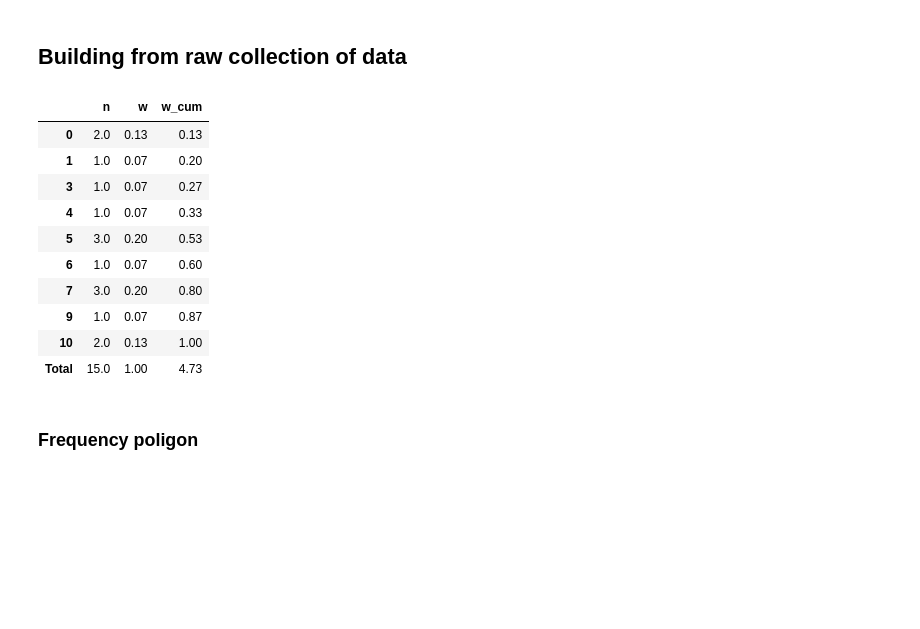
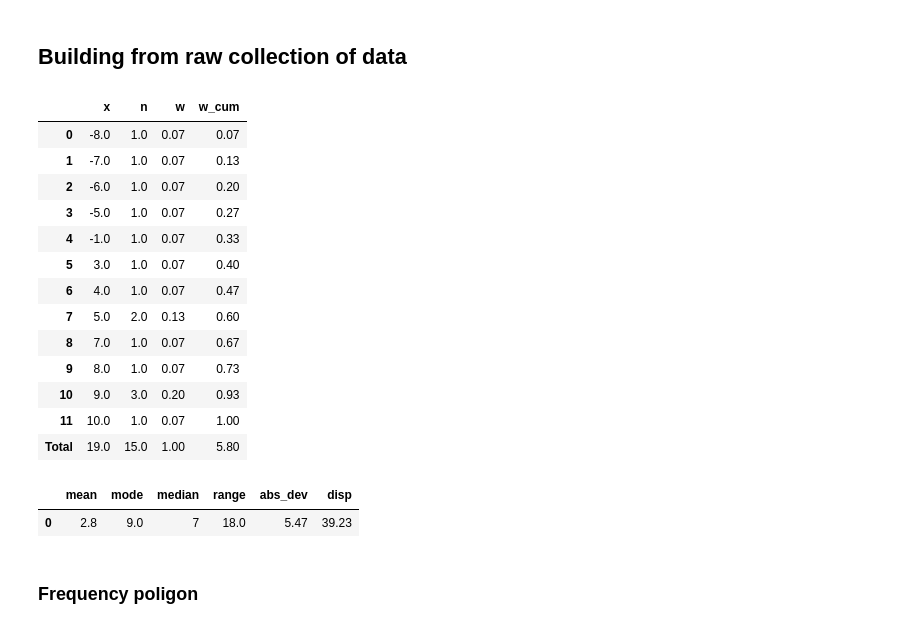
Before and after one commit to wochichaofan/Math, a Jupyter notebook: MatStat/MatStat.ipynb, the cells around one changed output. Cells and saved outputs as stored; diff of their text form; code cells hidden in the pictures; blank space fills up the shorter version.

Commit message:
feature/stats/add stats functions and separated onto diff class

```diff
--- a/MatStat/MatStat.ipynb
+++ b/MatStat/MatStat.ipynb
@@ -14,23 +14,31 @@ rng = np.random.default_rng()
 # %%
 #TODO ws doesnt not sum up to 1
 # %%
-disc1 = rng.integers(0, 11, 15)
+disc1 = rng.integers(-10, 11, 15)
 # %%
 disc1_dist = DVS(disc1)
+# %%
+disc1_dist.table
+# %% [output]
+|  | x | n | w | w_cum |
+| 0 | -8.0 | 1.0 | 0.07 | 0.07 |
+| 1 | -7.0 | 1.0 | 0.07 | 0.13 |
+| 2 | -6.0 | 1.0 | 0.07 | 0.20 |
+| 3 | -5.0 | 1.0 | 0.07 | 0.27 |
+| 4 | -1.0 | 1.0 | 0.07 | 0.33 |
+| 5 | 3.0 | 1.0 | 0.07 | 0.40 |
+| 6 | 4.0 | 1.0 | 0.07 | 0.47 |
+| 7 | 5.0 | 2.0 | 0.13 | 0.60 |
+| 8 | 7.0 | 1.0 | 0.07 | 0.67 |
+| 9 | 8.0 | 1.0 | 0.07 | 0.73 |
+| 10 | 9.0 | 3.0 | 0.20 | 0.93 |
+| 11 | 10.0 | 1.0 | 0.07 | 1.00 |
+| Total | 19.0 | 15.0 | 1.00 | 5.80 |
 # %%
-disc1_dist.table
+disc1_dist.show_stats()
 # %% [output]
-|  | n | w | w_cum |
-| 0 | 2.0 | 0.13 | 0.13 |
-| 1 | 1.0 | 0.07 | 0.20 |
-| 3 | 1.0 | 0.07 | 0.27 |
-| 4 | 1.0 | 0.07 | 0.33 |
-| 5 | 3.0 | 0.20 | 0.53 |
-| 6 | 1.0 | 0.07 | 0.60 |
-| 7 | 3.0 | 0.20 | 0.80 |
-| 9 | 1.0 | 0.07 | 0.87 |
-| 10 | 2.0 | 0.13 | 1.00 |
-| Total | 15.0 | 1.00 | 4.73 |
+|  | mean | mode | median | range | abs_dev | disp |
+| 0 | 2.8 | 9.0 | 7 | 18.0 | 5.47 | 39.23 |
 # %% [markdown]
 ### Frequency poligon
 # %%
```
Also changed, not shown: parts of 4 cells of this notebook, 7 other files.
